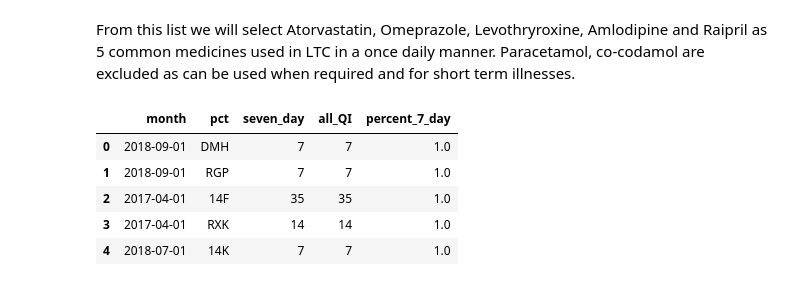
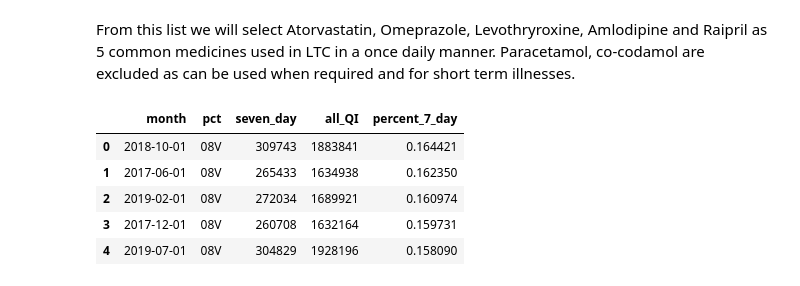
Before and after one commit to ebmdatalab/jupyter-notebooks, a Jupyter notebook: new_measures/Drafts/Seven Day Rx/Seven Day Prescribing.ipynb, the cells around one changed output. Cells and saved outputs as stored; diff of their text form; code cells hidden in the pictures.

```diff
--- a/new_measures/Drafts/Seven Day Rx/Seven Day Prescribing.ipynb
+++ b/new_measures/Drafts/Seven Day Rx/Seven Day Prescribing.ipynb
@@ -103,41 +105,49 @@ From this list we will select Atorvastatin, Omeprazole, Levothryroxine, Amlodipi
 # %%
 sql = '''
 SELECT
-  month,
+  CAST(month AS DATE) AS month,
   pct,
   SUM(CASE
       WHEN quantity_per_item=7 THEN total_quantity
       ELSE 0
   END) AS seven_day,
   SUM(total_quantity) AS all_QI,
   IEEE_DIVIDE(SUM(CASE
       WHEN quantity_per_item=7 THEN total_quantity
       ELSE 0
   END),
       SUM(total_quantity)) AS percent_7_day
 FROM
  ebmdatalab.hscic.raw_prescribing_normalised AS presc
+JOIN
+  hscic.ccgs AS ccgs
+ON
+presc.pct=ccgs.code
+
 WHERE
 (bnf_code LIKE "0205051R0%" OR  ##ramipril
 bnf_code LIKE "0212000B0%" OR ##atrovastatin
 bnf_code LIKE "0103050P0%" OR ##omeprazole
 bnf_code LIKE "0602010V0%" OR ##levothyroxine
 bnf_code LIKE "0206020A0%") ##amlodipine
 AND
 (bnf_name LIKE '%_Tab%' or bnf_name LIKE '%_Cap%')
+AND
+ccgs.org_type='CCG'
 GROUP BY
   month,
   pct
 ORDER BY
   percent_7_day DESC
     '''
 
 df_mca = bq.cached_read(sql, csv_path='mca_askets.csv')
+df_mca['month'] = df_mca['month'].astype('datetime64[ns]')
 df_mca.head()
 # %% [output]
 |  | month | pct | seven_day | all_QI | percent_7_day |
-| 0 | 2018-09-01 | DMH | 7 | 7 | 1.0 |
-| 1 | 2018-09-01 | RGP | 7 | 7 | 1.0 |
-| 2 | 2017-04-01 | 14F | 35 | 35 | 1.0 |
-| 3 | 2017-04-01 | RXK | 14 | 14 | 1.0 |
-| 4 | 2018-07-01 | 14K | 7 | 7 | 1.0 |
+| 0 | 2018-10-01 | 08V | 309743 | 1883841 | 0.164421 |
+| 1 | 2017-06-01 | 08V | 265433 | 1634938 | 0.162350 |
+| 2 | 2019-02-01 | 08V | 272034 | 1689921 | 0.160974 |
+| 3 | 2017-12-01 | 08V | 260708 | 1632164 | 0.159731 |
+| 4 | 2019-07-01 | 08V | 304829 | 1928196 | 0.158090 |
```
Also changed, not shown: parts of 6 cells of this notebook, 5 other files.
